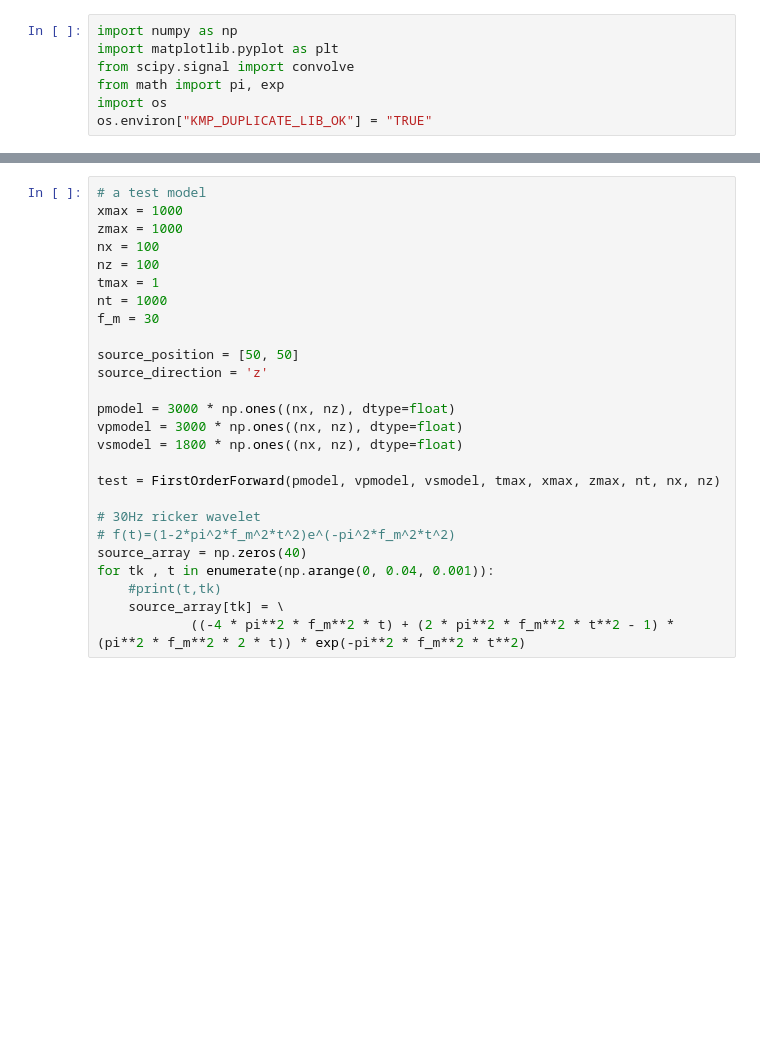
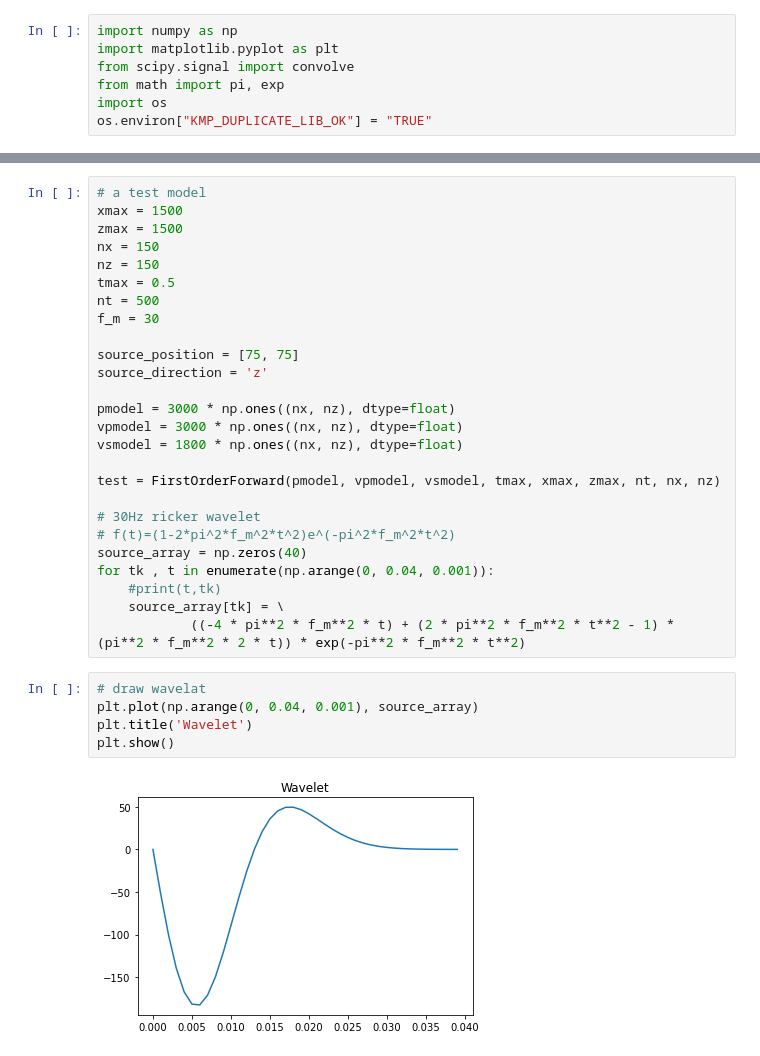
Before and after one commit to WaoBiu/MyForwardModeling, a Jupyter notebook: Forward Modeling.ipynb, the cells around one changed output, grey strips where cells are left out. Cells and saved outputs as stored; diff of their text form; blank space fills up the shorter version.

```diff
--- a/Forward Modeling.ipynb
+++ b/Forward Modeling.ipynb
@@ -305,14 +476,14 @@ class FirstOrderForward:
 # %%
 # a test model
-xmax = 1000
-zmax = 1000
-nx = 100
-nz = 100
-tmax = 1
-nt = 1000
+xmax = 1500
+zmax = 1500
+nx = 150
+nz = 150
+tmax = 0.5
+nt = 500
 f_m = 30
 
-source_position = [50, 50]
+source_position = [75, 75]
 source_direction = 'z'
 
 pmodel = 3000 * np.ones((nx, nz), dtype=float)
@@ -328,3 +499,10 @@ for tk , t in enumerate(np.arange(0, 0.04, 0.001)):
     #print(t,tk)
     source_array[tk] = \
             ((-4 * pi**2 * f_m**2 * t) + (2 * pi**2 * f_m**2 * t**2 - 1) * (pi**2 * f_m**2 * 2 * t)) * exp(-pi**2 * f_m**2 * t**2)
+# %%
+# draw wavelat
+plt.plot(np.arange(0, 0.04, 0.001), source_array)
+plt.title('Wavelet')
+plt.show()
+# %% [output]
+[figure, added]
```
Also changed, not shown: parts of 8 cells of this notebook.
